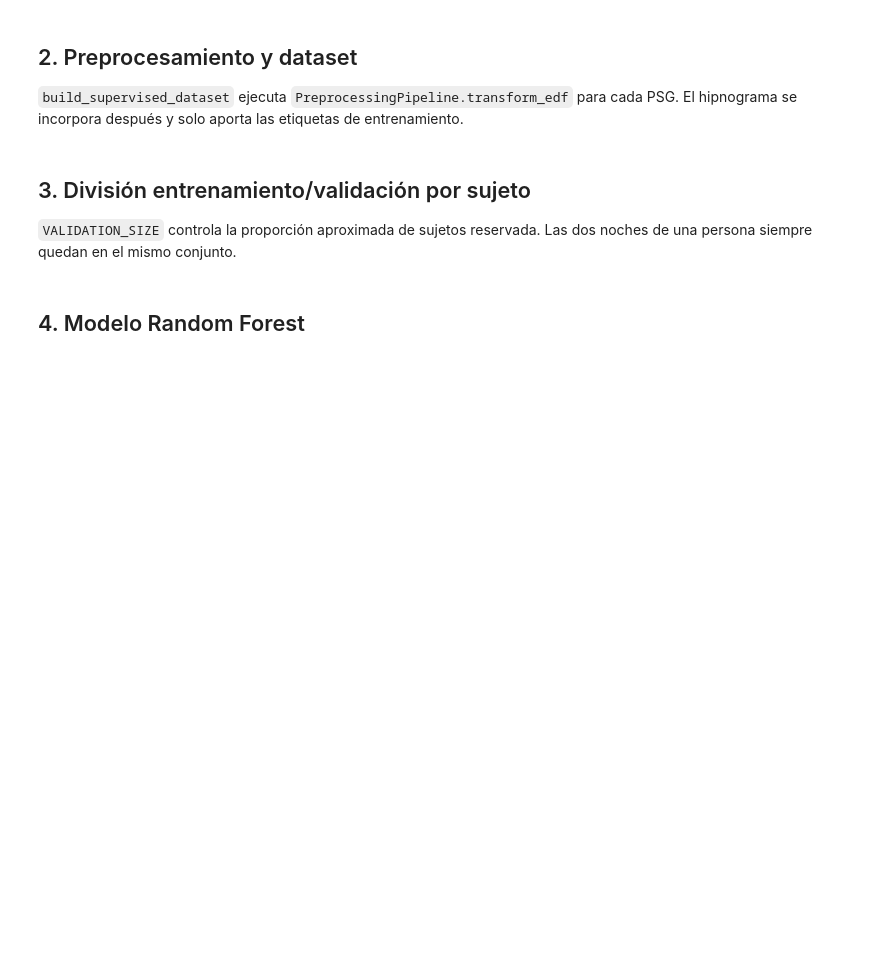
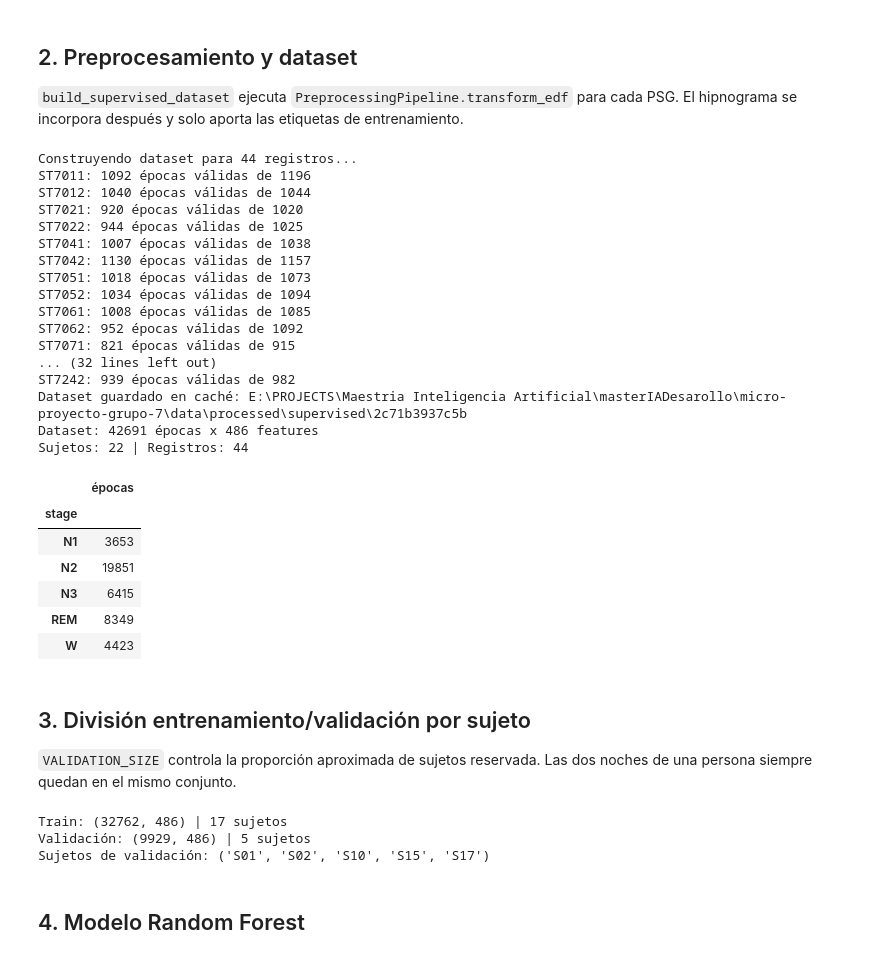
Before and after one commit to jcrkboy/micro-proyecto-grupo-7, a Jupyter notebook: Notebooks/model_jhoan_saavedra.ipynb, the cells around one changed output. Drawn from its saved outputs; the diff is of its cells as text; code cells hidden in the pictures; blank space fills up the shorter version.

```diff
--- a/Notebooks/model_jhoan_saavedra.ipynb
+++ b/Notebooks/model_jhoan_saavedra.ipynb
@@ -19,15 +19,17 @@ from IPython.display import display
 from sleep_staging import PreprocessingConfig, PreprocessingPipeline
 from sleep_staging.datasets import discover_sleep_telemetry_records
 from sleep_staging.training import (
-    MlflowConfig, build_supervised_dataset, compare_evaluations,
+    MlflowConfig, compare_evaluations,
     create_lightgbm_classifier, create_random_forest_classifier,
-    display_evaluation, split_by_subject, train_and_evaluate,
+    display_evaluation, load_or_build_supervised_dataset,
+    split_by_subject, train_and_evaluate,
 )
 
 DATA_DIR = REPO_ROOT / 'data' / 'sleep-telemetry'
+DATASET_CACHE_DIR = REPO_ROOT / 'data' / 'processed' / 'supervised'
 SEED = 42
 VALIDATION_SIZE = 0.20
-MAX_RECORDS = None
+MAX_RECORDS = None  # Set to None to use all records, or an integer to limit the number of records used for training and evaluation
 MLFLOW = MlflowConfig(
     enabled=False,
     experiment_name='sleep_staging_model_comparison',
@@ -42,11 +44,36 @@ PIPELINE = PreprocessingPipeline(PREPROCESSING)
 # %%
 records = discover_sleep_telemetry_records(DATA_DIR)
 records = records if MAX_RECORDS is None else records[:MAX_RECORDS]
-dataset = build_supervised_dataset(records, PIPELINE)
+dataset = load_or_build_supervised_dataset(records, PIPELINE, DATASET_CACHE_DIR)
 
 print(f'Dataset: {dataset.features.shape[0]} épocas x {dataset.features.shape[1]} features')
 print(f'Sujetos: {dataset.metadata.subject_id.nunique()} | Registros: {dataset.metadata.record_id.nunique()}')
 display(dataset.labels.value_counts().rename('épocas').sort_index().to_frame())
+# %% [output]
+Construyendo dataset para 44 registros...
+ST7011: 1092 épocas válidas de 1196
+ST7012: 1040 épocas válidas de 1044
+ST7021: 920 épocas válidas de 1020
+ST7022: 944 épocas válidas de 1025
+ST7041: 1007 épocas válidas de 1038
+ST7042: 1130 épocas válidas de 1157
+ST7051: 1018 épocas válidas de 1073
+ST7052: 1034 épocas válidas de 1094
+ST7061: 1008 épocas válidas de 1085
+ST7062: 952 épocas válidas de 1092
+ST7071: 821 épocas válidas de 915
+... (32 lines left out)
+ST7242: 939 épocas válidas de 982
+Dataset guardado en caché: E:\PROJECTS\Maestria Inteligencia Artificial\masterIADesarollo\micro-proyecto-grupo-7\data\processed\supervised\2c71b3937c5b
+Dataset: 42691 épocas x 486 features
+Sujetos: 22 | Registros: 44
+|  | épocas |
+| stage |  |
+| N1 | 3653 |
+| N2 | 19851 |
+| N3 | 6415 |
+| REM | 8349 |
+| W | 4423 |
 # %% [markdown]
 ## 3. División entrenamiento/validación por sujeto
 
@@ -56,6 +83,10 @@ split = split_by_subject(dataset, validation_size=VALIDATION_SIZE, random_state=
 print(f'Train: {split.X_train.shape} | {len(split.train_subjects)} sujetos')
 print(f'Validación: {split.X_validation.shape} | {len(split.validation_subjects)} sujetos')
 print(f'Sujetos de validación: {split.validation_subjects}')
+# %% [output]
+Train: (32762, 486) | 17 sujetos
+Validación: (9929, 486) | 5 sujetos
+Sujetos de validación: ('S01', 'S02', 'S10', 'S15', 'S17')
 # %% [markdown]
 ## 4. Modelo Random Forest
 # %%
```
Also changed, not shown: parts of 3 cells of this notebook, 9 other files.
